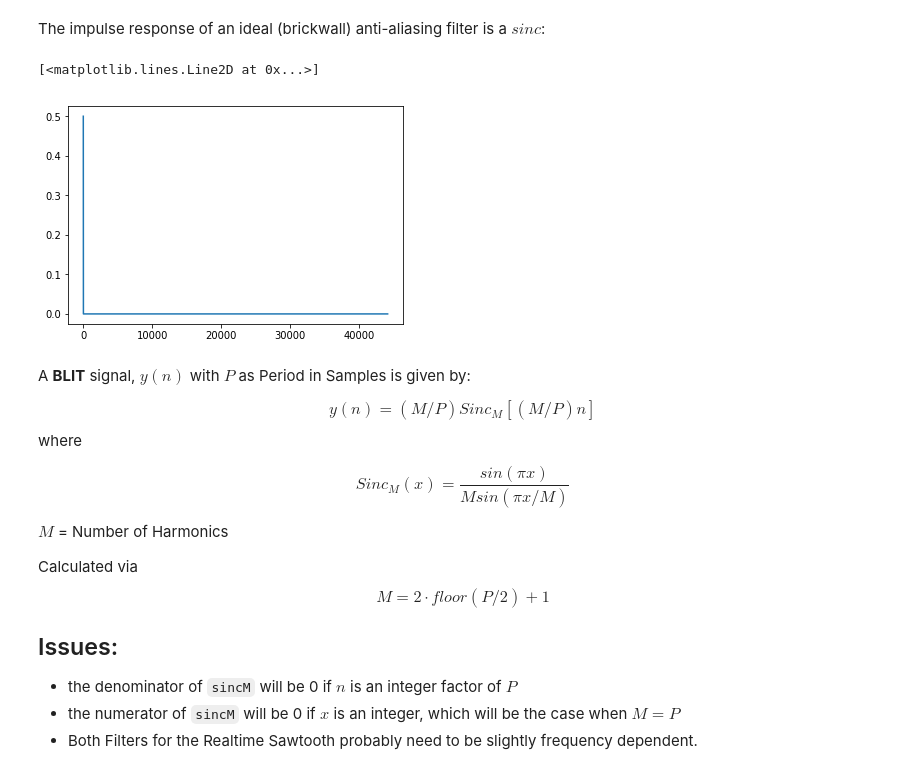
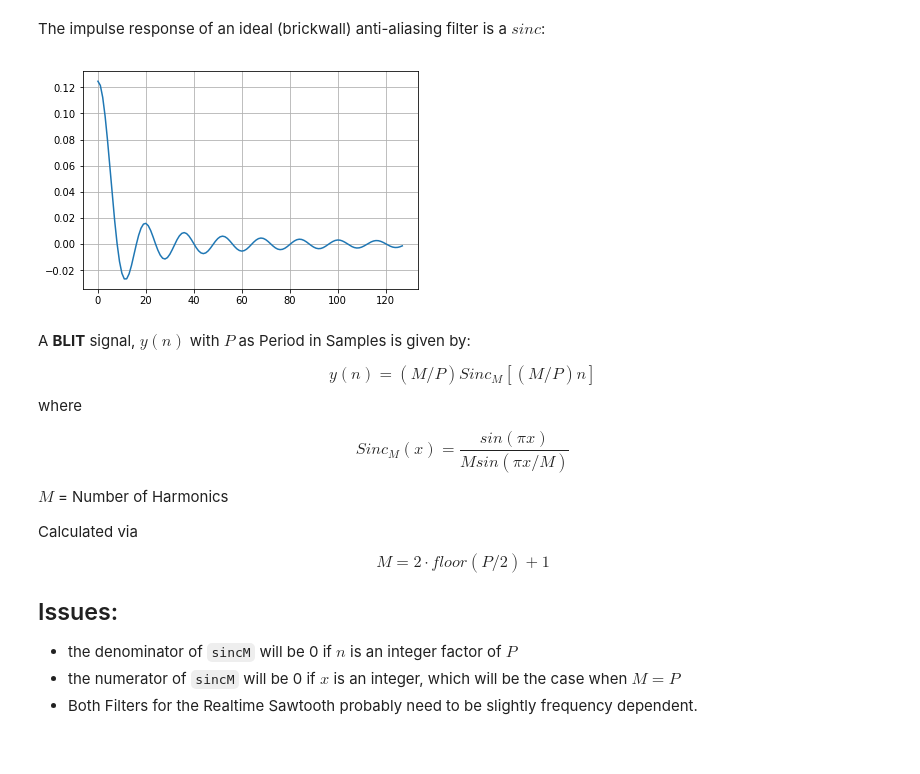
Before and after one commit to znibbles/01-advanced-synthesis-techniques, a Jupyter notebook: 01-BLIT.ipynb, the cells around one changed output. Saved outputs shown, nothing was run; the diff lists cells and outputs as text; code cells hidden in the pictures.

```diff
--- a/01-BLIT.ipynb
+++ b/01-BLIT.ipynb
@@ -118,16 +118,15 @@ Audio(data=simple_saw, rate=44100)
 [interactive output not drawn]
 # %% [markdown]
 The impulse response of an ideal (brickwall) anti-aliasing filter is a $sinc$:
-# %%
-n = np.arange(1, 44100)
-Y = np.zeros_like(n)
-Y[1:22050] = 1
-
-y = np.fft.ifft(Y)
-plt.plot(n, y)
-# %% [output]
-[<matplotlib.lines.Line2D at 0x...>]
-[figure, removed]
+# %%
+brickwall_filter = np.ones(1024)
+brickwall_filter[128:] = 0
+
+plt.plot(np.fft.irfft(brickwall_filter)[0:128])
+plt.grid()
+plt.show()
+# %% [output]
+[figure, added]
 # %% [markdown]
 A **BLIT** signal, $y(n)$ with $P$ as Period in Samples is given by:
 
```
Also changed, not shown: parts of 4 cells of this notebook, 1 other file.
